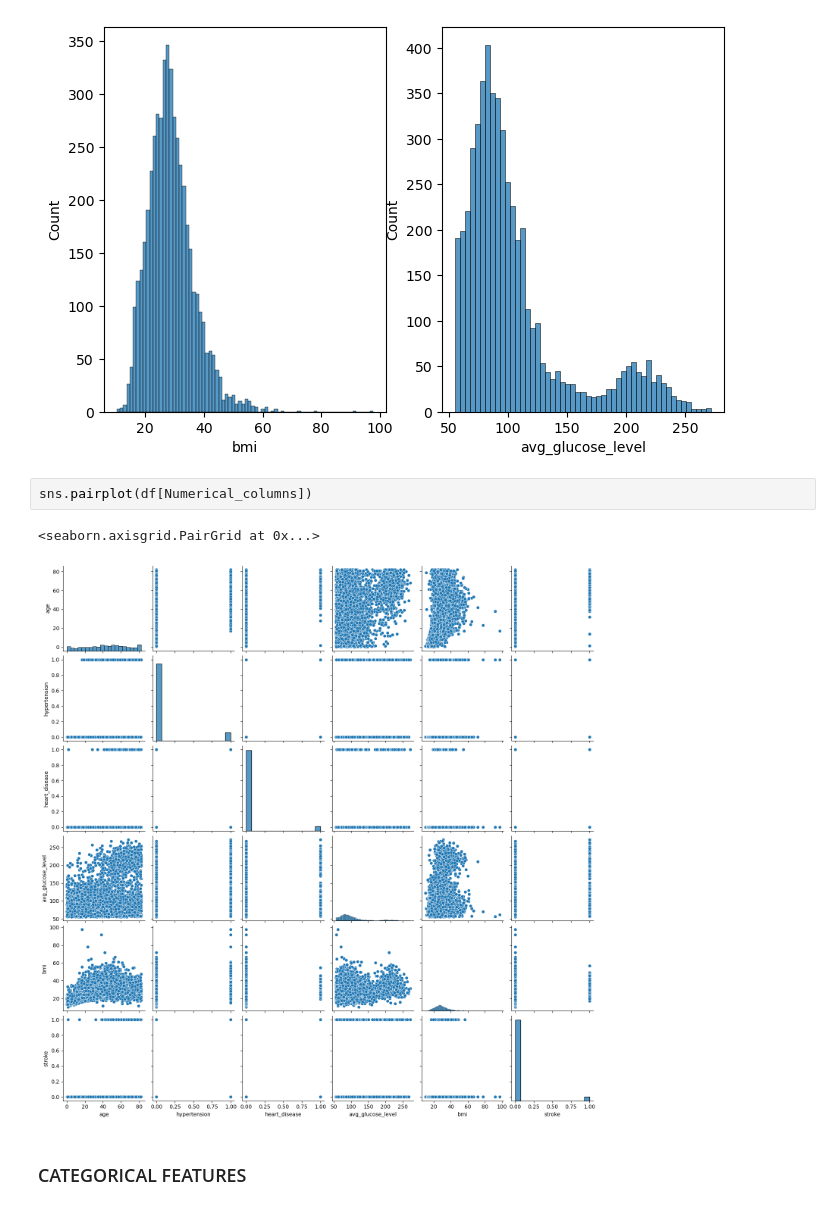
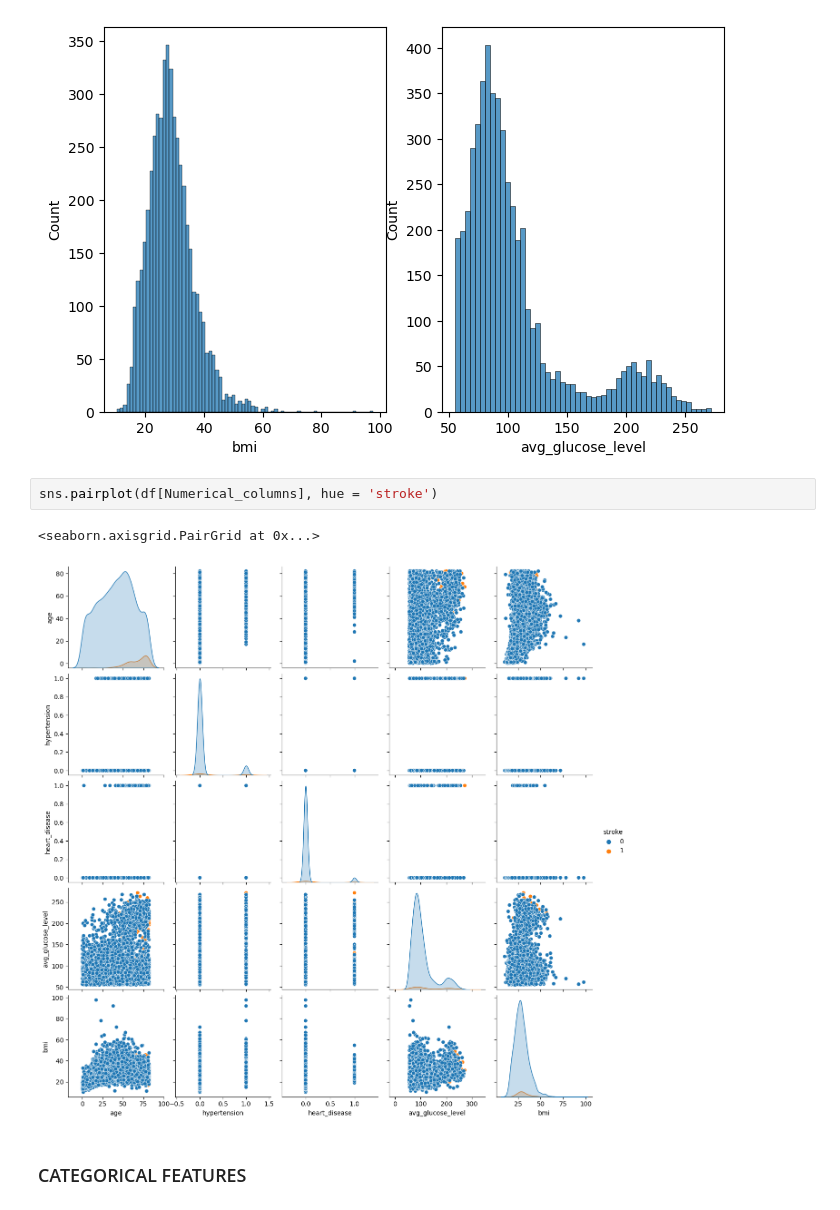
Before and after one commit to niranjankumarnk/ML_Stroke_Prediction-, a Jupyter notebook: Project_work/Notebook.ipynb, the cells around one changed output. Drawn from its saved outputs; the diff is of its cells as text.

```diff
--- a/Project_work/Notebook.ipynb
+++ b/Project_work/Notebook.ipynb
@@ -138,10 +139,10 @@ sns.histplot(x= 'avg_glucose_level', data= df, ax= ax2)
 <Axes: xlabel='avg_glucose_level', ylabel='Count'>
 [figure]
 # %%
-sns.pairplot(df[Numerical_columns])
+sns.pairplot(df[Numerical_columns], hue = 'stroke')
 # %% [output]
 <seaborn.axisgrid.PairGrid at 0x...>
-[figure, old version]
+[figure, new version]
 # %% [markdown]
 ### CATEGORICAL FEATURES
 # %%
```
Also changed, not shown: parts of 41 cells of this notebook.
